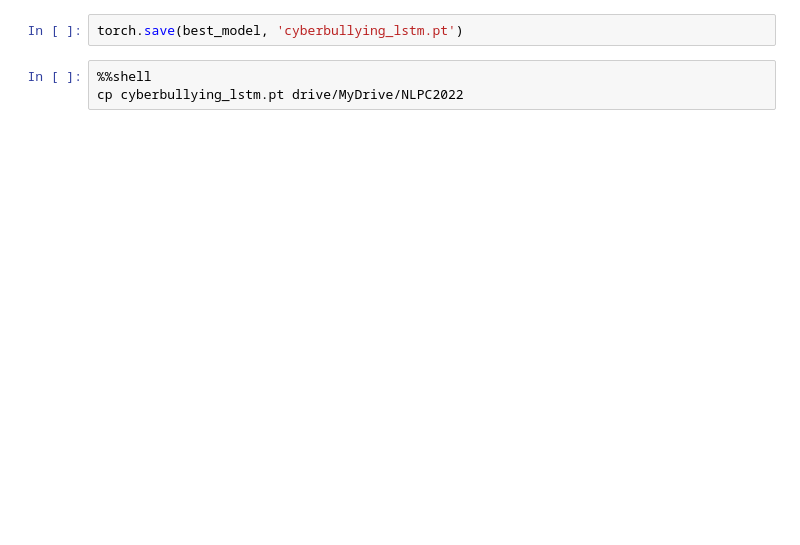
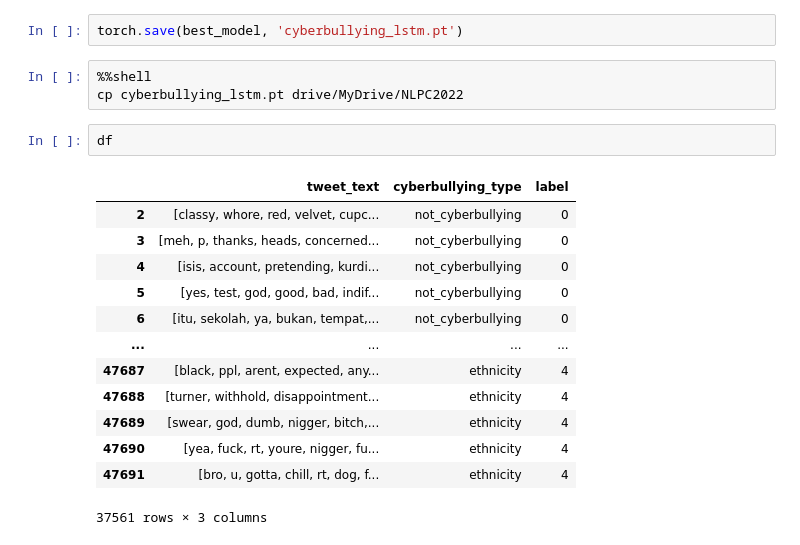
Before and after one commit to MaxCojocari/CyberPy_bot, a Jupyter notebook: training/cyberbullying_lstm.ipynb, the cells around one changed output. Saved outputs shown, nothing was run; the diff lists cells and outputs as text; blank space fills up the shorter version.

```diff
--- a/training/cyberbullying_lstm.ipynb
+++ b/training/cyberbullying_lstm.ipynb
@@ -443,3 +443,19 @@ torch.save(best_model, 'cyberbullying_lstm.pt')
 # %%
 %%shell
 cp cyberbullying_lstm.pt drive/MyDrive/NLPC2022
+# %%
+df
+# %% [output]
+|  | tweet_text | cyberbullying_type | label |
+| 2 | [classy, whore, red, velvet, cupc... | not_cyberbullying | 0 |
+| 3 | [meh, p, thanks, heads, concerned... | not_cyberbullying | 0 |
+| 4 | [isis, account, pretending, kurdi... | not_cyberbullying | 0 |
+| 5 | [yes, test, god, good, bad, indif... | not_cyberbullying | 0 |
+| 6 | [itu, sekolah, ya, bukan, tempat,... | not_cyberbullying | 0 |
+| ... | ... | ... | ... |
+| 47687 | [black, ppl, arent, expected, any... | ethnicity | 4 |
+| 47688 | [turner, withhold, disappointment... | ethnicity | 4 |
+| 47689 | [swear, god, dumb, nigger, bitch,... | ethnicity | 4 |
+| 47690 | [yea, fuck, rt, youre, nigger, fu... | ethnicity | 4 |
+| 47691 | [bro, u, gotta, chill, rt, dog, f... | ethnicity | 4 |
+37561 rows × 3 columns
```
Also changed, not shown: parts of 13 cells of this notebook.
